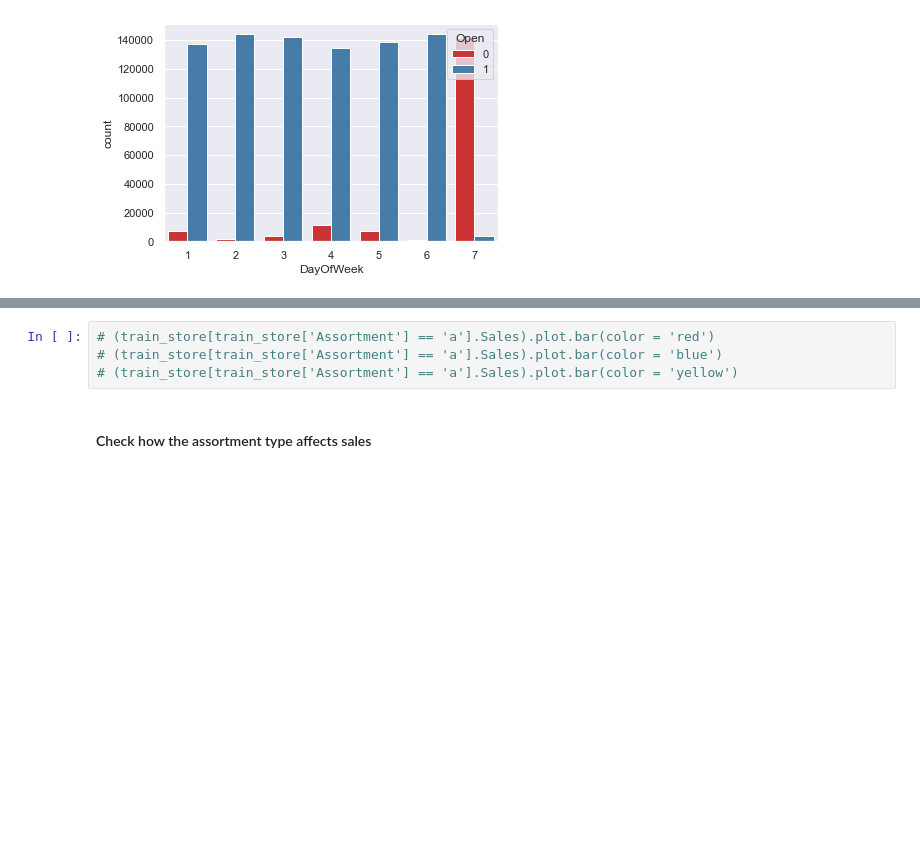
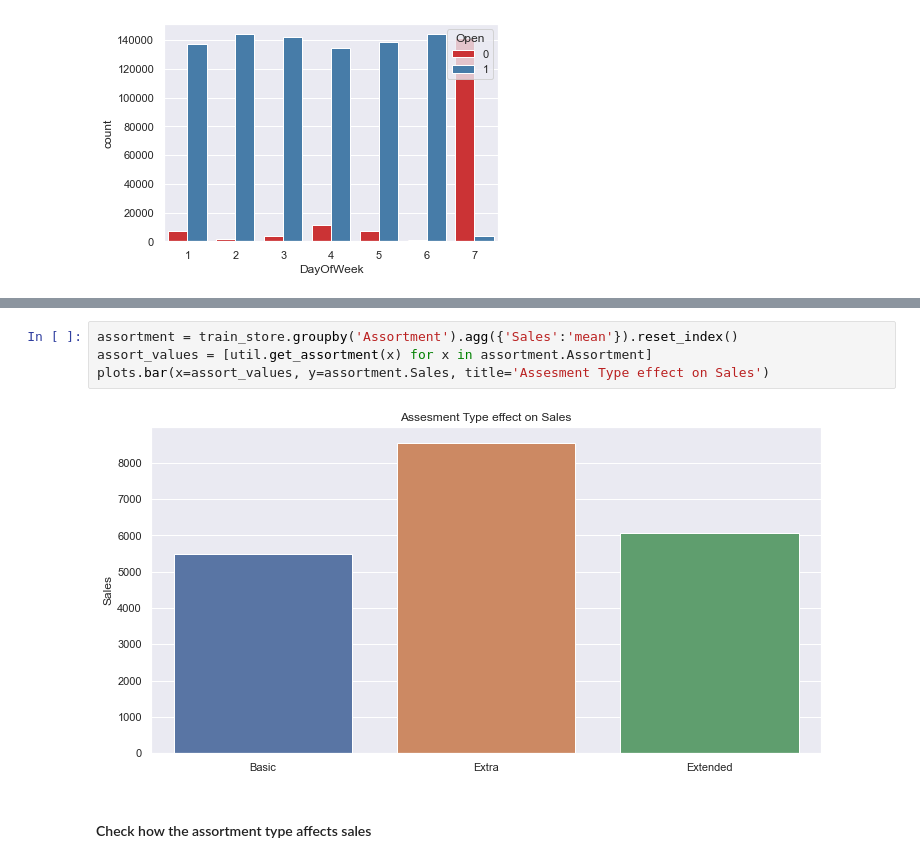
Before and after one commit to ProgrammingOperative/Pharmaceutical-Sales-Prediction, a Jupyter notebook: notebooks/Data Exploration.ipynb, the cells around one changed output, grey strips where cells are left out. Saved outputs shown, nothing was run; the diff lists cells and outputs as text; blank space fills up the shorter version.

```diff
--- a/notebooks/Data Exploration.ipynb
+++ b/notebooks/Data Exploration.ipynb
@@ -489,7 +506,9 @@ Very few stores are open during the weekends yet they produce significant sales.
 # %%
-# (train_store[train_store['Assortment'] == 'a'].Sales).plot.bar(color = 'red')
-# (train_store[train_store['Assortment'] == 'a'].Sales).plot.bar(color = 'blue')
-# (train_store[train_store['Assortment'] == 'a'].Sales).plot.bar(color = 'yellow')
+assortment = train_store.groupby('Assortment').agg({'Sales':'mean'}).reset_index()
+assort_values = [util.get_assortment(x) for x in assortment.Assortment]
+plots.bar(x=assort_values, y=assortment.Sales, title='Assesment Type effect on Sales')
+# %% [output]
+[figure, added]
 # %% [markdown]
 #### Check how the assortment type affects sales
 # %%
```
Also changed, not shown: parts of 9 cells of this notebook, 1 other file.
